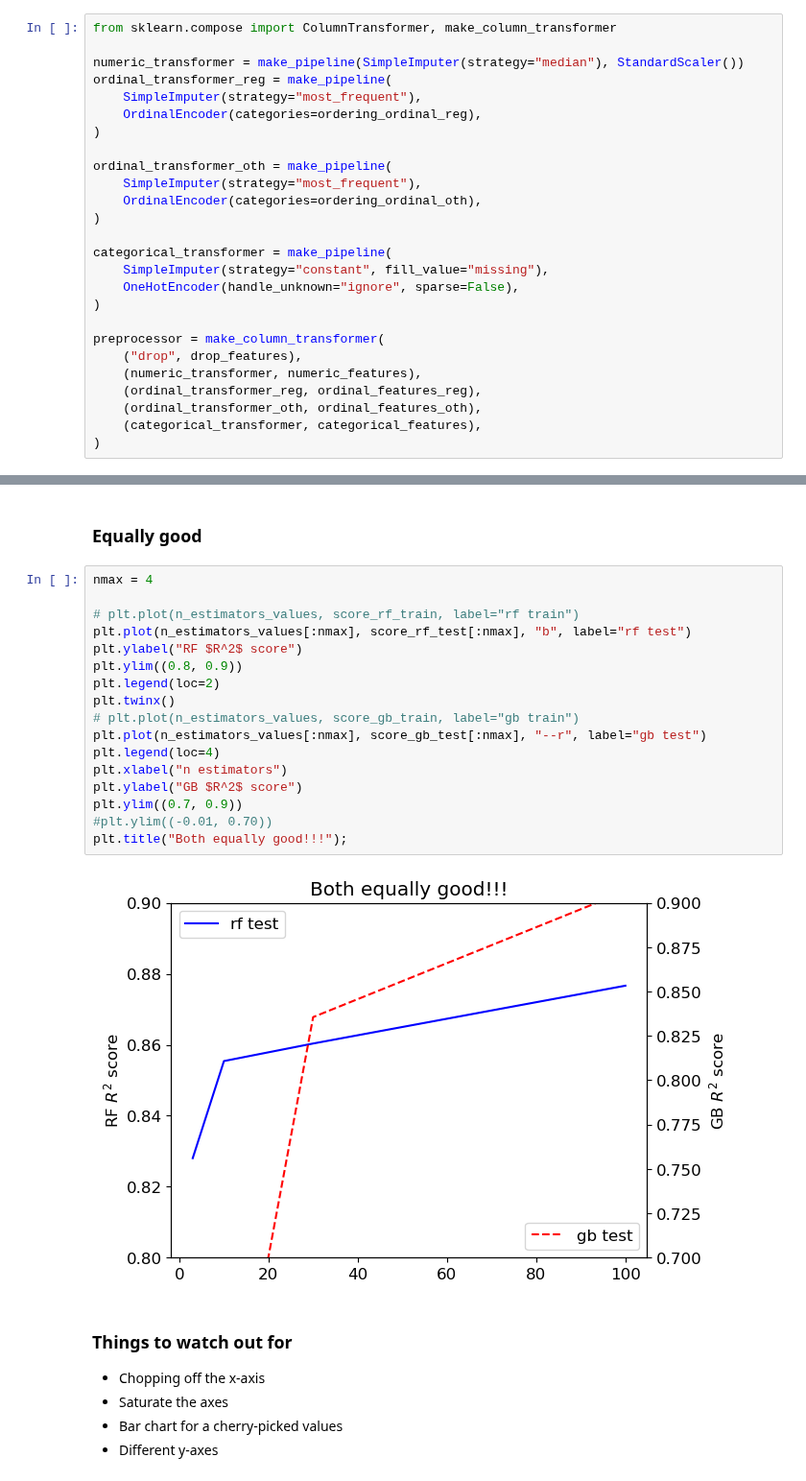
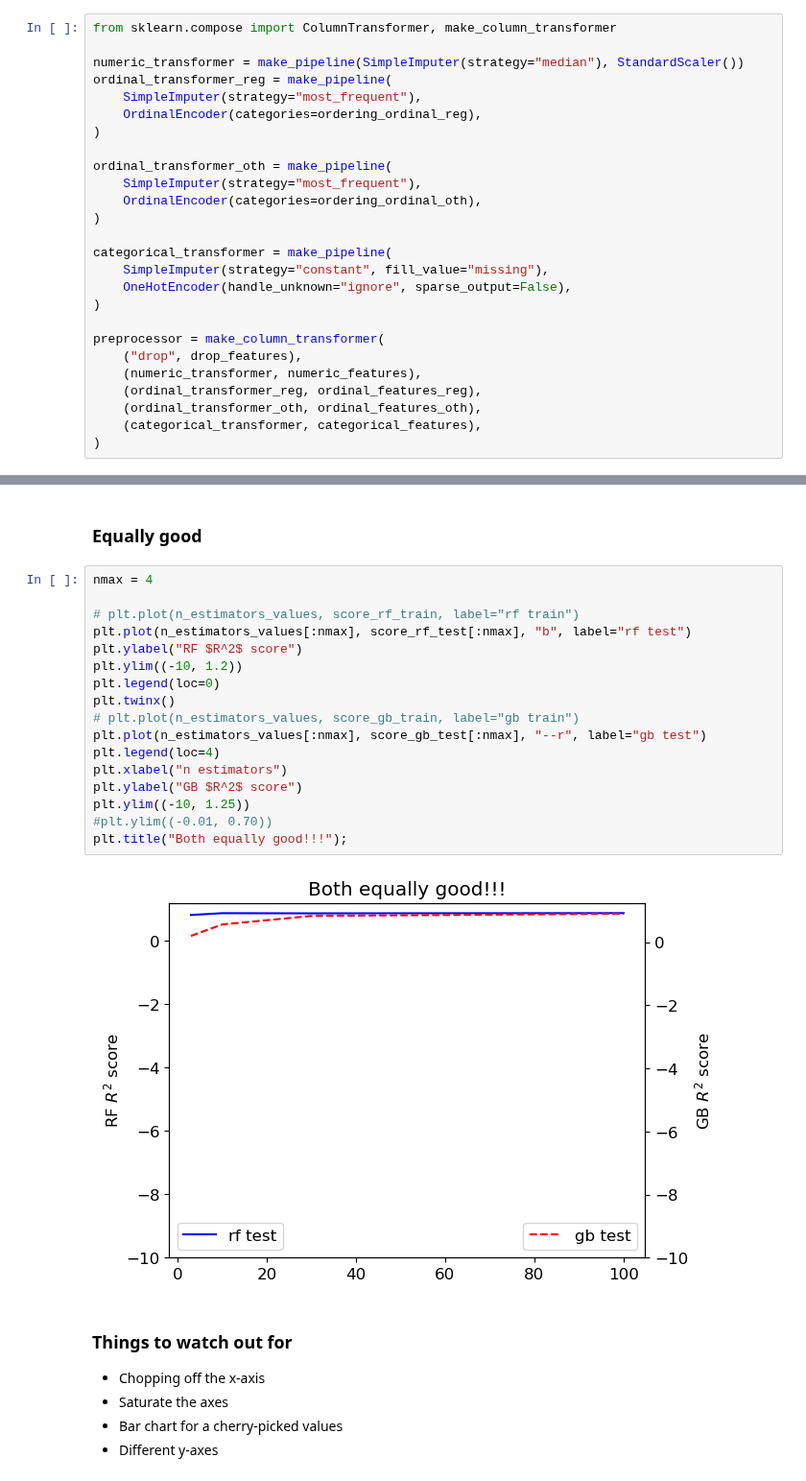
Before and after one commit to UBC-CS/cpsc330-2023W1, a Jupyter notebook: lectures/21_communication.ipynb, the cells around one changed output, grey strips where cells are left out. Shown at 96% size. Cells and saved outputs as stored; diff of their text form.

```diff
--- a/lectures/21_communication.ipynb
+++ b/lectures/21_communication.ipynb
@@ -628,7 +624,7 @@ ordinal_transformer_oth = make_pipeline(
 
 categorical_transformer = make_pipeline(
     SimpleImputer(strategy="constant", fill_value="missing"),
-    OneHotEncoder(handle_unknown="ignore", sparse=False),
+    OneHotEncoder(handle_unknown="ignore", sparse_output=False),
 )
 
 preprocessor = make_column_transformer(
@@ -804,22 +797,22 @@ plt.title("GB better!!!");
 # %%
 nmax = 4
 
 # plt.plot(n_estimators_values, score_rf_train, label="rf train")
 plt.plot(n_estimators_values[:nmax], score_rf_test[:nmax], "b", label="rf test")
 plt.ylabel("RF $R^2$ score")
-plt.ylim((0.8, 0.9))
-plt.legend(loc=2)
+plt.ylim((-10, 1.2))
+plt.legend(loc=0)
 plt.twinx()
 # plt.plot(n_estimators_values, score_gb_train, label="gb train")
 plt.plot(n_estimators_values[:nmax], score_gb_test[:nmax], "--r", label="gb test")
 plt.legend(loc=4)
 plt.xlabel("n estimators")
 plt.ylabel("GB $R^2$ score")
-plt.ylim((0.7, 0.9))
+plt.ylim((-10, 1.25))
 #plt.ylim((-0.01, 0.70))
 plt.title("Both equally good!!!");
 # %% [output]
-[figure, old version]
+[figure, new version]
 # %% [markdown]
 ### Things to watch out for
 
```
Also changed, not shown: parts of 16 cells of this notebook.
